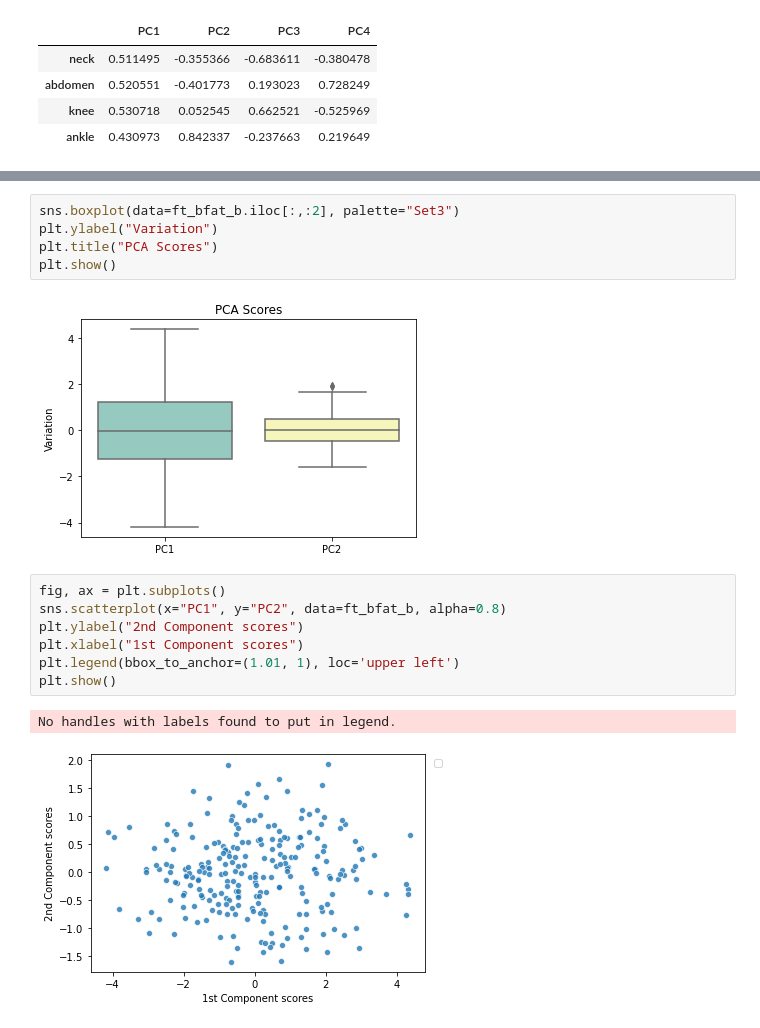
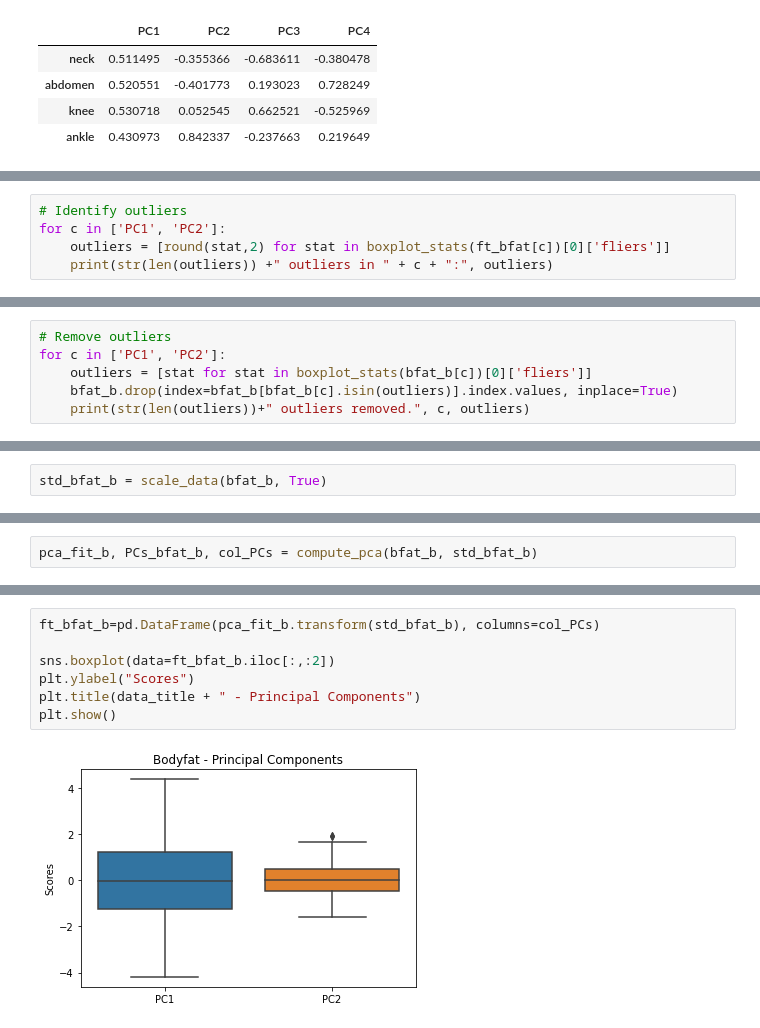
Before and after one commit to karla-cepeda/Workspace, a Jupyter notebook: Time Series Analysis/Assignment 1/PCAQ4.ipynb, the cells around one changed output, grey strips where cells are left out. Saved outputs shown, nothing was run; the diff lists cells and outputs as text.

```diff
--- a/Time Series Analysis/Assignment 1/PCAQ4.ipynb
+++ b/Time Series Analysis/Assignment 1/PCAQ4.ipynb
@@ -365,0 +371,5 @@ PCs_bfat_b = pd.DataFrame(pca.components_.T, columns=col_PCs_b, index=bfat.colum
+# %%
+# Identify outliers
+for c in ['PC1', 'PC2']:
+    outliers = [round(stat,2) for stat in boxplot_stats(ft_bfat[c])[0]['fliers']]
+    print(str(len(outliers)) +" outliers in " + c + ":", outliers)
@@ -365,0 +400,6 @@ PCs_bfat_b = pd.DataFrame(pca.components_.T, columns=col_PCs_b, index=bfat.colum
+# %%
+# Remove outliers
+for c in ['PC1', 'PC2']:
+    outliers = [stat for stat in boxplot_stats(bfat_b[c])[0]['fliers']]
+    bfat_b.drop(index=bfat_b[bfat_b[c].isin(outliers)].index.values, inplace=True)
+    print(str(len(outliers))+" outliers removed.", c, outliers)
@@ -365,0 +429,2 @@ PCs_bfat_b = pd.DataFrame(pca.components_.T, columns=col_PCs_b, index=bfat.colum
+# %%
+std_bfat_b = scale_data(bfat_b, True)
@@ -366,3 +435,5 @@ PCs_bfat_b = pd.DataFrame(pca.components_.T, columns=col_PCs_b, index=bfat.colum
+# %%
+pca_fit_b, PCs_bfat_b, col_PCs = compute_pca(bfat_b, std_bfat_b)
 # %%
 PCs_bfat_b
 # %% [output]
@@ -410,17 +491,9 @@ ft_bfat_b=pd.DataFrame(pca_b.transform(std_bfat_b), columns=col_PCs)
 # %%
-sns.boxplot(data=ft_bfat_b.iloc[:,:2], palette="Set3")
-plt.ylabel("Variation")
-plt.title("PCA Scores")
+ft_bfat_b=pd.DataFrame(pca_fit_b.transform(std_bfat_b), columns=col_PCs)
+
+sns.boxplot(data=ft_bfat_b.iloc[:,:2])
+plt.ylabel("Scores")
+plt.title(data_title + " - Principal Components")
 plt.show()
 # %% [output]
-[figure, old version]
+[figure, new version]
-# %%
-fig, ax = plt.subplots()
-sns.scatterplot(x="PC1", y="PC2", data=ft_bfat_b, alpha=0.8)
-plt.ylabel("2nd Component scores")
-plt.xlabel("1st Component scores")
-plt.legend(bbox_to_anchor=(1.01, 1), loc='upper left')
-plt.show()
-# %% [output]
-No handles with labels found to put in legend.
-[figure, removed]
```
Also changed, not shown: parts of 85 cells of this notebook.
